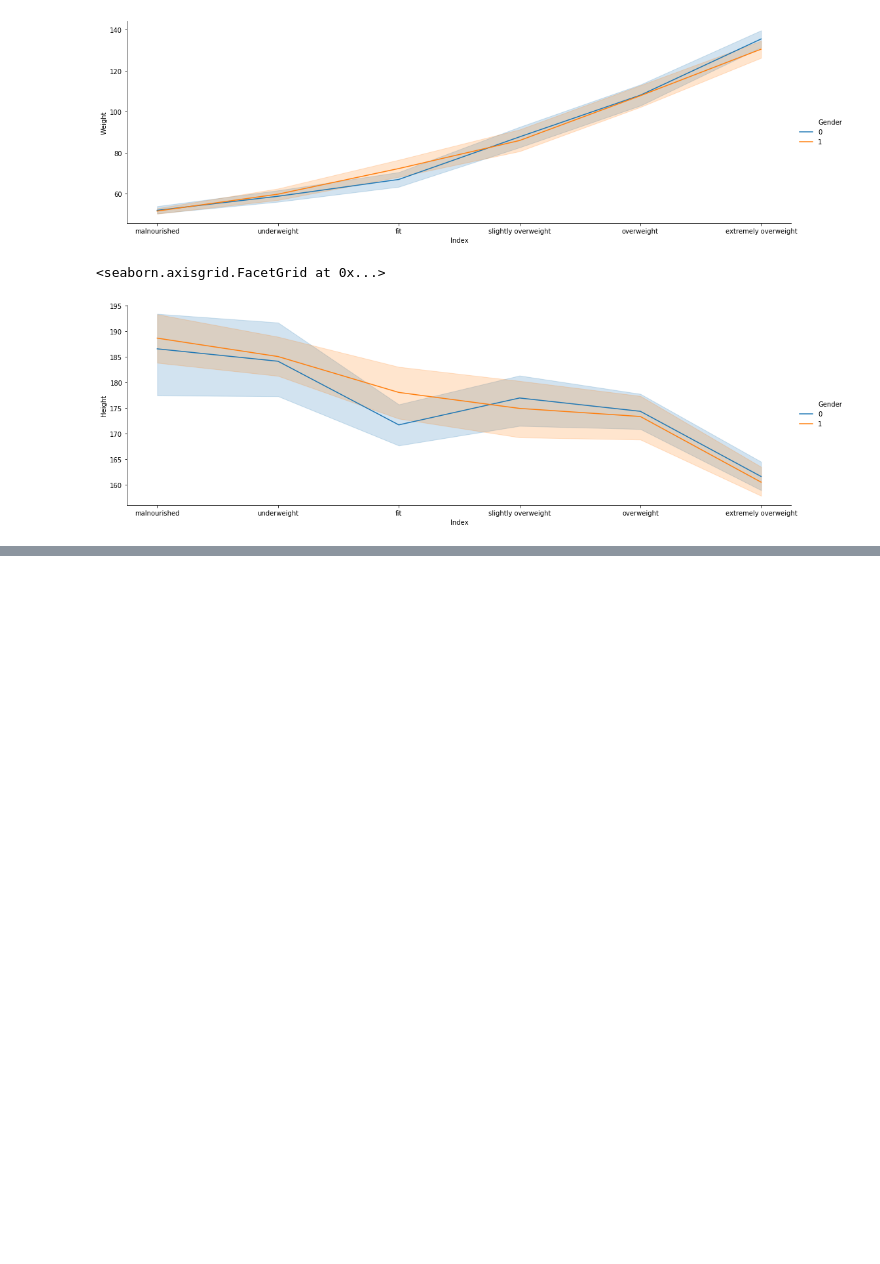
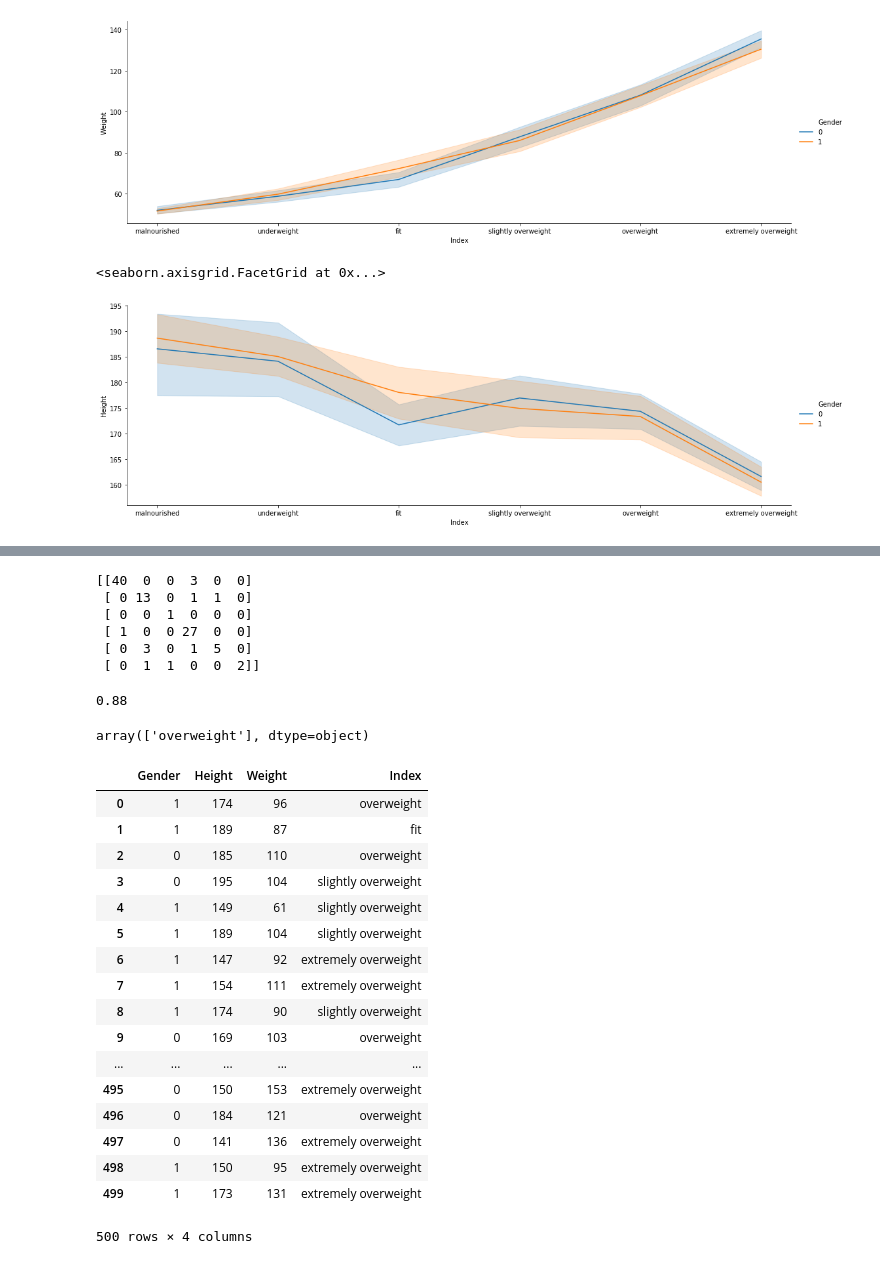
Before and after one commit to SiddarthSamdani/BMI, a Jupyter notebook: BMI.ipynb, the cells around one changed output, grey strips where cells are left out. Saved outputs shown, nothing was run; the diff lists cells and outputs as text; code cells hidden in the pictures; blank space fills up the shorter version.

```diff
--- a/BMI.ipynb
+++ b/BMI.ipynb
@@ -141,0 +165,13 @@ X_train, X_test, y_ta
+# %%
+print(confusion_matrix(y_test, pred))
+# %% [output]
+[[40  0  0  3  0  0]
+ [ 0 13  0  1  1  0]
+ [ 0  0  1  0  0  0]
+ [ 1  0  0 27  0  0]
+ [ 0  3  0  1  5  0]
+ [ 0  1  1  0  0  2]]
+# %%
+print(accuracy_score(y_test, pred))
+# %% [output]
+0.88
@@ -141,0 +182,25 @@ X_train, X_test, y_ta
+# %%
+b
+# %% [output]
+array(['overweight'], dtype=object)
+# %%
+data
+# %% [output]
+|  | Gender | Height | Weight | Index |
+| 0 | 1 | 174 | 96 | overweight |
+| 1 | 1 | 189 | 87 | fit |
+| 2 | 0 | 185 | 110 | overweight |
+| 3 | 0 | 195 | 104 | slightly overweight |
+| 4 | 1 | 149 | 61 | slightly overweight |
+| 5 | 1 | 189 | 104 | slightly overweight |
+| 6 | 1 | 147 | 92 | extremely overweight |
+| 7 | 1 | 154 | 111 | extremely overweight |
+| 8 | 1 | 174 | 90 | slightly overweight |
+| 9 | 0 | 169 | 103 | overweight |
+| ... | ... | ... | ... | ... |
+| 495 | 0 | 150 | 153 | extremely overweight |
+| 496 | 0 | 184 | 121 | overweight |
+| 497 | 0 | 141 | 136 | extremely overweight |
+| 498 | 1 | 150 | 95 | extremely overweight |
+| 499 | 1 | 173 | 131 | extremely overweight |
+500 rows × 4 columns
```
Also changed, not shown: parts of 6 cells of this notebook.
